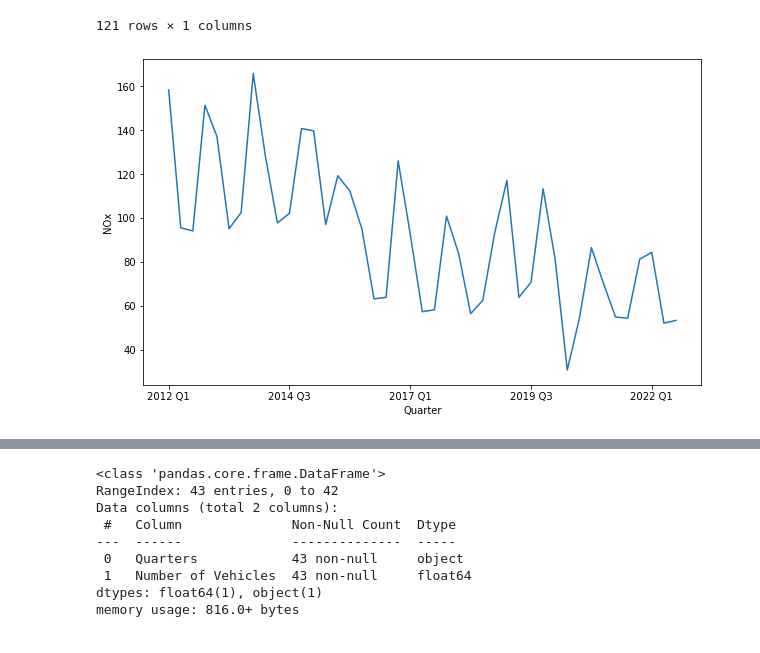
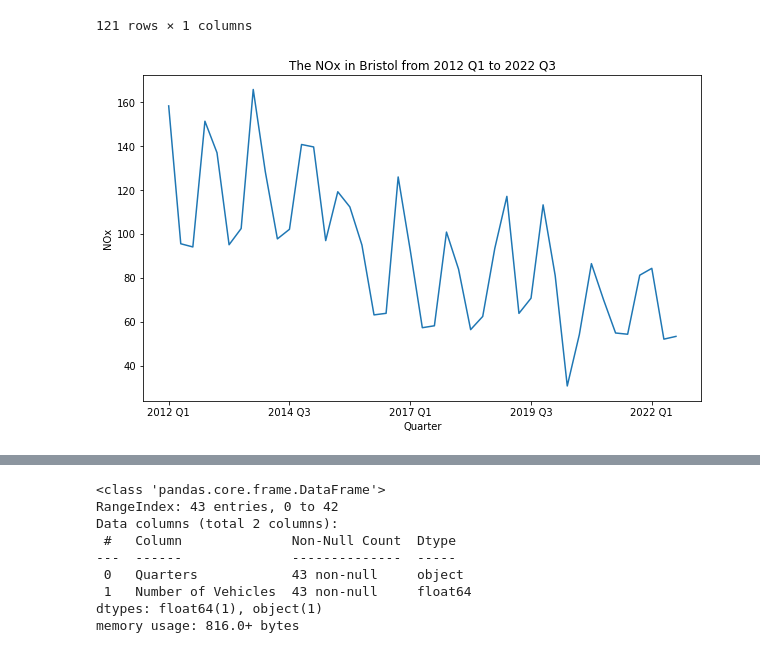
Before and after one commit to sxy1813082/DS-mini-project-repository, a Jupyter notebook: DSMP_G33_EVandAQ.ipynb, the cells around one changed output, grey strips where cells are left out. Saved outputs shown, nothing was run; the diff lists cells and outputs as text; code cells hidden in the pictures.

```diff
--- a/DSMP_G33_EVandAQ.ipynb
+++ b/DSMP_G33_EVandAQ.ipynb
@@ -157,8 +223,9 @@ pd.DataFrame(df_quarterly)
 # %%
 # Create a line graph of NOx in Bristol from 2012 Q1 to 2022 Q3
 df_quarterly['2012 Q1':'2022 Q3'].plot(kind='line', xlabel='Quarter', ylabel='NOx', figsize=(10,6))
 
 # Display the graph
+plt.title('The NOx in Bristol from 2012 Q1 to 2022 Q3')
 plt.show()
 # %% [output]
-[figure, old version]
+[figure, new version]
```
Also changed, not shown: parts of 29 cells of this notebook, 1 other file.
